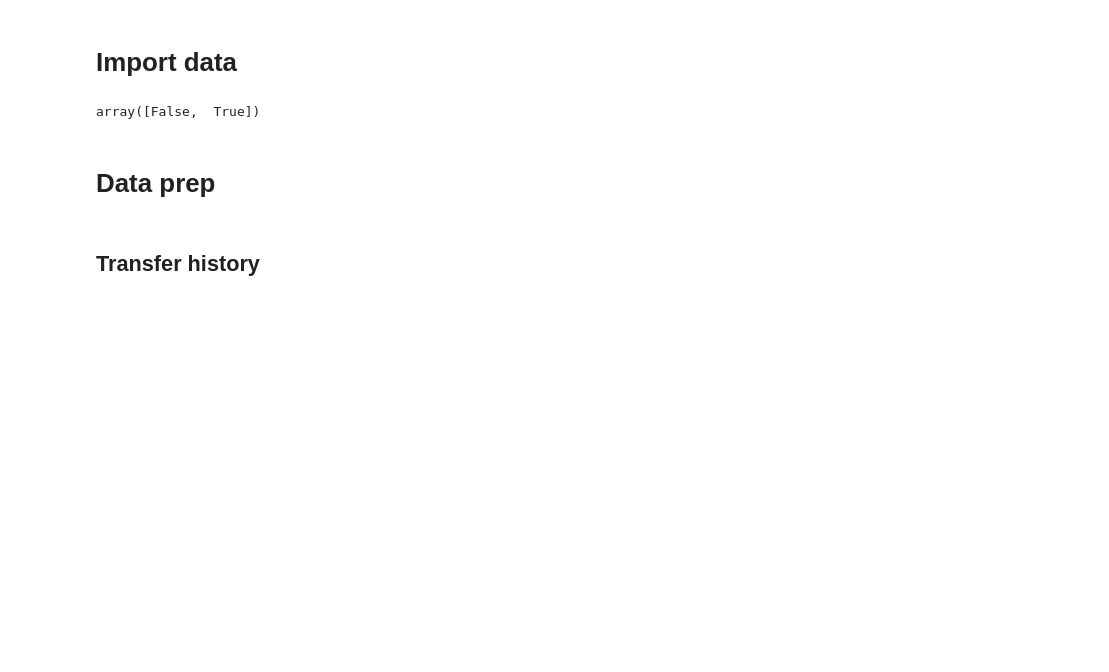
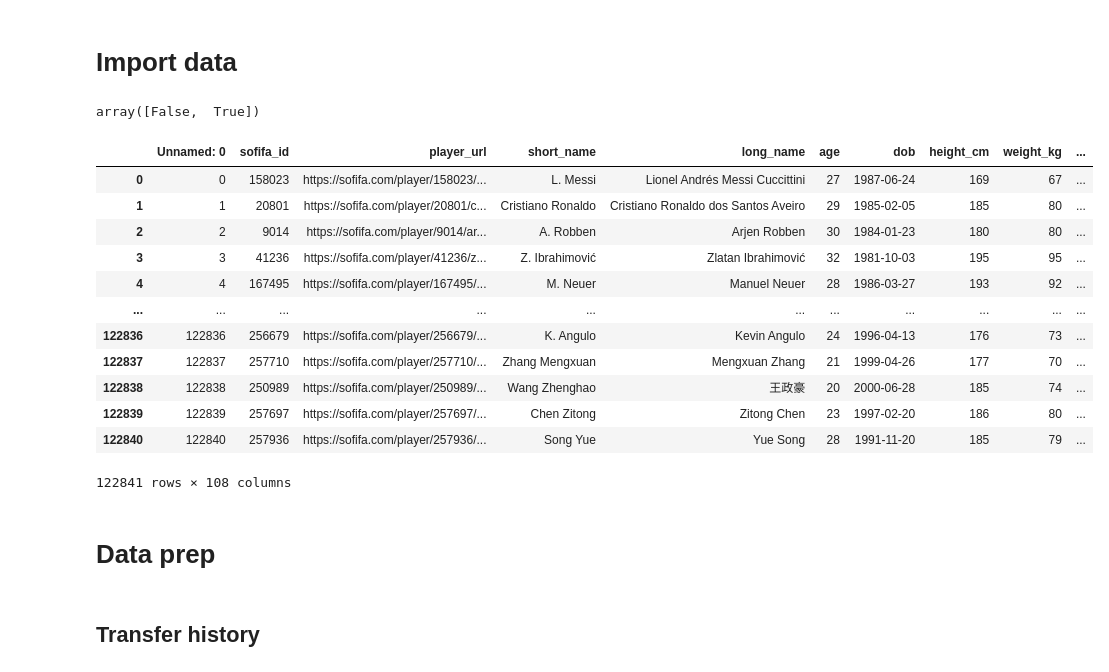
Before and after one commit to michaelschafhauser/market_value_predictor, a Jupyter notebook: notebooks/Alex/Baseline_model_alex.ipynb, the cells around one changed output. Drawn from its saved outputs; the diff is of its cells as text; code cells hidden in the pictures; blank space fills up the shorter version.

```diff
--- a/notebooks/Alex/Baseline_model_alex.ipynb
+++ b/notebooks/Alex/Baseline_model_alex.ipynb
@@ -45,6 +45,22 @@ df_transfer["fee"].str.contains("loan", na = False).unique()
 array([False,  True])
 # %%
 df_players = pd.read_csv("../../raw_data/players_combined.csv")
+# %%
+df_players
+# %% [output]
+|  | Unnamed: 0 | sofifa_id | player_url | short_name | long_name | age | dob | height_cm | weight_kg | ... |
+| 0 | 0 | 158023 | https://sofifa.com/player/158023/... | L. Messi | Lionel Andrés Messi Cuccittini | 27 | 1987-06-24 | 169 | 67 | ... |
+| 1 | 1 | 20801 | https://sofifa.com/player/20801/c... | Cristiano Ronaldo | Cristiano Ronaldo dos Santos Aveiro | 29 | 1985-02-05 | 185 | 80 | ... |
+| 2 | 2 | 9014 | https://sofifa.com/player/9014/ar... | A. Robben | Arjen Robben | 30 | 1984-01-23 | 180 | 80 | ... |
+| 3 | 3 | 41236 | https://sofifa.com/player/41236/z... | Z. Ibrahimović | Zlatan Ibrahimović | 32 | 1981-10-03 | 195 | 95 | ... |
+| 4 | 4 | 167495 | https://sofifa.com/player/167495/... | M. Neuer | Manuel Neuer | 28 | 1986-03-27 | 193 | 92 | ... |
+| ... | ... | ... | ... | ... | ... | ... | ... | ... | ... | ... |
+| 122836 | 122836 | 256679 | https://sofifa.com/player/256679/... | K. Angulo | Kevin Angulo | 24 | 1996-04-13 | 176 | 73 | ... |
+| 122837 | 122837 | 257710 | https://sofifa.com/player/257710/... | Zhang Mengxuan | Mengxuan Zhang | 21 | 1999-04-26 | 177 | 70 | ... |
+| 122838 | 122838 | 250989 | https://sofifa.com/player/250989/... | Wang Zhenghao | 王政豪 | 20 | 2000-06-28 | 185 | 74 | ... |
+| 122839 | 122839 | 257697 | https://sofifa.com/player/257697/... | Chen Zitong | Zitong Chen | 23 | 1997-02-20 | 186 | 80 | ... |
+| 122840 | 122840 | 257936 | https://sofifa.com/player/257936/... | Song Yue | Yue Song | 28 | 1991-11-20 | 185 | 79 | ... |
+122841 rows × 108 columns
 # %% [markdown]
 # Data prep
 # %% [markdown]
```
Also changed, not shown: parts of 51 cells of this notebook, 2 other files.
